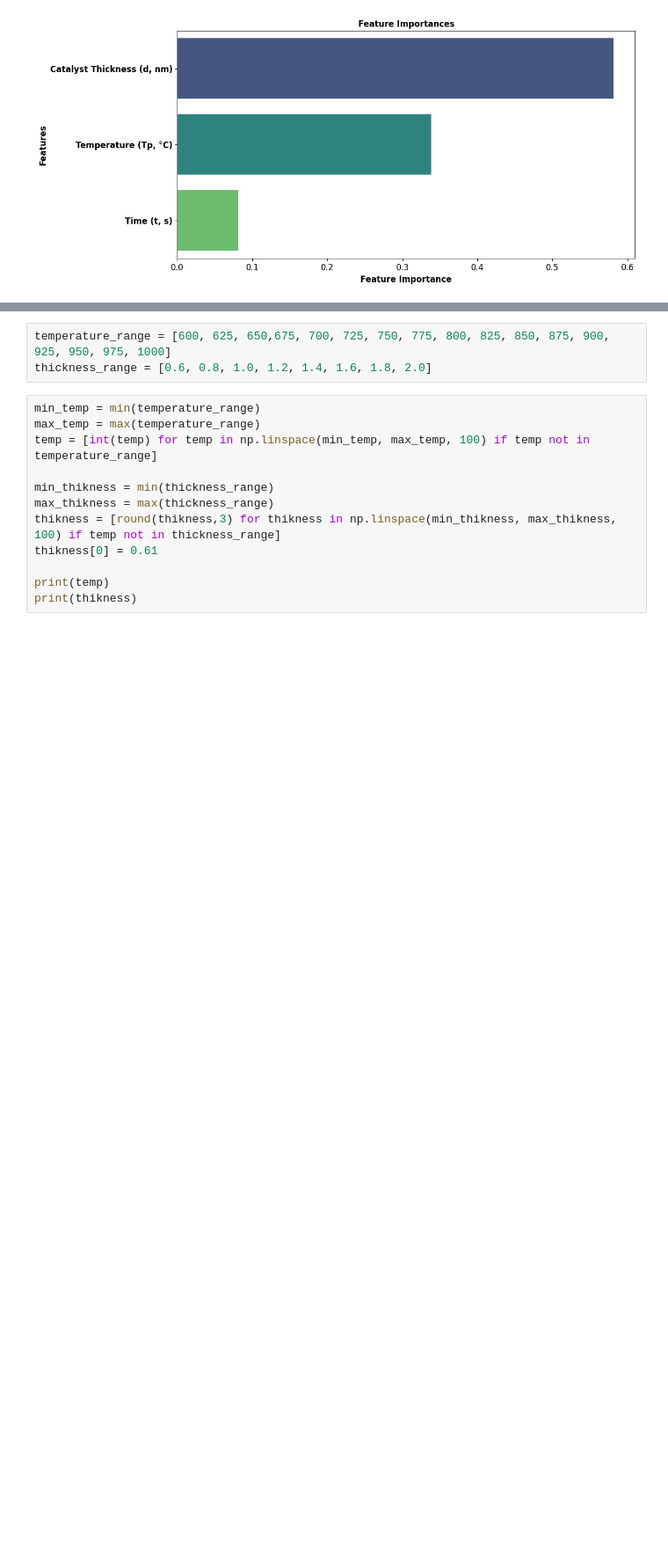
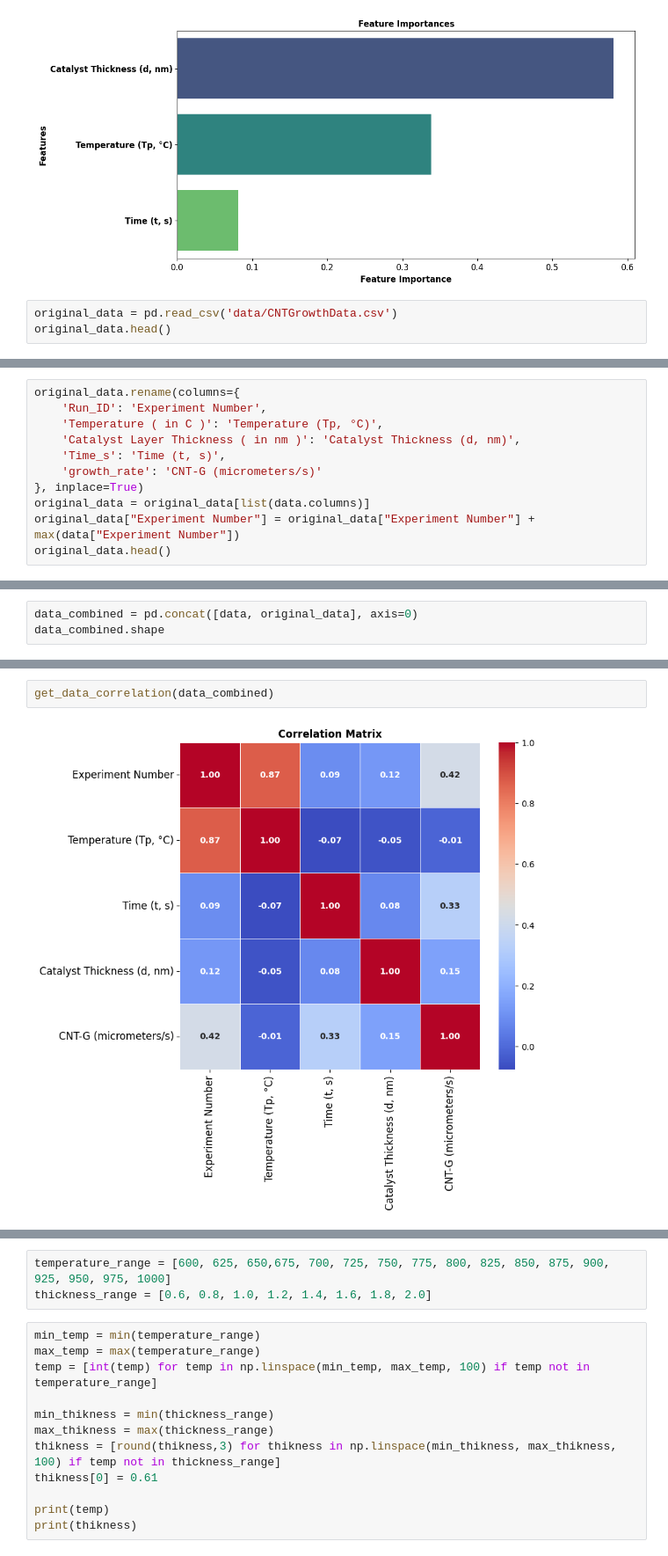
Before and after one commit to vaniseth/ARES-VIDURA, a Jupyter notebook: IL/IL-model.ipynb, the cells around one changed output, grey strips where cells are left out. Shown at 88% size. Drawn from its saved outputs; the diff is of its cells as text; blank space fills up the shorter version.

```diff
--- a/IL/IL-model.ipynb
+++ b/IL/IL-model.ipynb
@@ -97,3 +97,6 @@ MSE CNT-G: 0.0005680350633739254
 RMSE CNT-G: 0.02383348617751766
 [figure]
 [figure]
+# %%
+original_data = pd.read_csv('data/CNTGrowthData.csv')
+original_data.head()
@@ -99,0 +110,11 @@ RMSE CNT-G: 0.02383348617751766
+# %%
+original_data.rename(columns={
+    'Run_ID': 'Experiment Number',
+    'Temperature ( in C )': 'Temperature (Tp, °C)',
+    'Catalyst Layer Thickness ( in nm )': 'Catalyst Thickness (d, nm)',
+    'Time_s': 'Time (t, s)',
+    'growth_rate': 'CNT-G (micrometers/s)'
+}, inplace=True)
+original_data = original_data[list(data.columns)]
+original_data["Experiment Number"] = original_data["Experiment Number"] + max(data["Experiment Number"])
+original_data.head()
@@ -99,0 +128,3 @@ RMSE CNT-G: 0.02383348617751766
+# %%
+data_combined = pd.concat([data, original_data], axis=0)
+data_combined.shape
@@ -99,0 +147,4 @@ RMSE CNT-G: 0.02383348617751766
+# %%
+get_data_correlation(data_combined)
+# %% [output]
+[figure, added]
```
Also changed, not shown: parts of 13 cells of this notebook.
